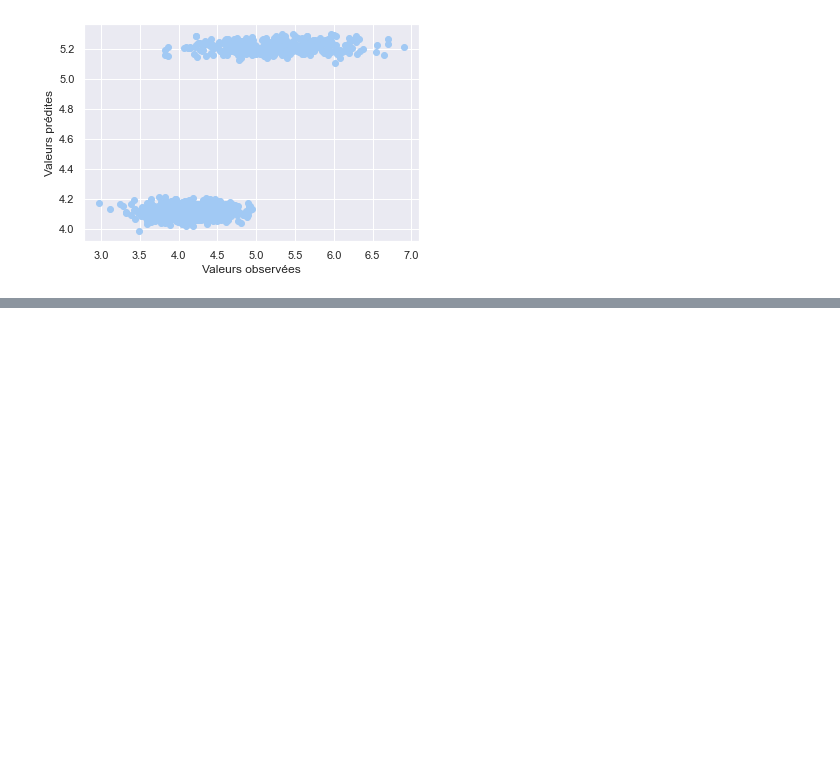
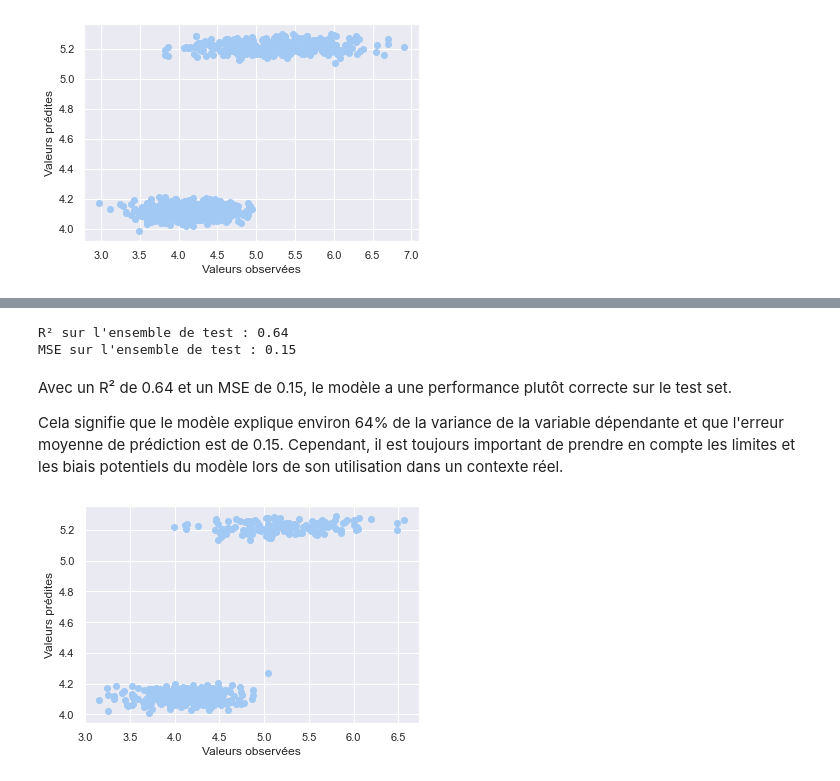
Before and after one commit to datadosreis/Detection-de-faux-billets, a Jupyter notebook: Sandbox_P10.ipynb, the cells around one changed output, grey strips where cells are left out. Saved outputs shown, nothing was run; the diff lists cells and outputs as text; code cells hidden in the pictures; blank space fills up the shorter version.

```diff
--- a/Sandbox_P10.ipynb
+++ b/Sandbox_P10.ipynb
@@ -335,18 +323,0 @@ La variable 'margin_up' a également un effet négatif significatif sur la varia
-# %%
-#Ajout d'une colonne constante à X_test
-X_test = sm.add_constant(X_test)
-
-#Prédiction des valeurs de la variable dépendante pour le test set
-y_pred = model2.predict(X_test)
-
-#Calcul du R² pour le test set
-r2 = r2_score(y_test, y_pred)
-
-#Calcul du MSE pour le test set
-mse = mean_squared_error(y_test, y_pred)
-
-print("Performance du modèle sur le test set")
-print('--------------------------------------')
-print('R² : ',r2.round(2))
-print('MSE : ', mse.round(2))
-print('\n')
@@ -612,0 +507,27 @@ margin_up     NaN   -0.624666   1.000000
+# %%
+# Faire des prédictions sur l'ensemble de test
+y_pred = model.predict(X_test)
+
+# Calculer le coefficient de détermination R²
+r2 = r2_score(y_test, y_pred)
+
+# Calculer l'erreur quadratique moyenne (MSE)
+mse = mean_squared_error(y_test, y_pred)
+
+# Afficher les résultats
+print("R² sur l'ensemble de test : {:.2f}".format(r2))
+print("MSE sur l'ensemble de test : {:.2f}".format(mse))
+# %% [output]
+R² sur l'ensemble de test : 0.64
+MSE sur l'ensemble de test : 0.15
+# %% [markdown]
+Avec un R² de 0.64 et un MSE de 0.15, le modèle a une performance plutôt correcte sur le test set.
+
+Cela signifie que le modèle explique environ 64% de la variance de la variable dépendante et que l'erreur moyenne de prédiction est de 0.15. Cependant, il est toujours important de prendre en compte les limites et les biais potentiels du modèle lors de son utilisation dans un contexte réel.
+# %%
+plt.scatter(y_test,y_pred)
+plt.xlabel('Valeurs observées')
+plt.ylabel('Valeurs prédites')
+plt.show()
+# %% [output]
+[figure, added]
```
Also changed, not shown: parts of 25 cells of this notebook.
